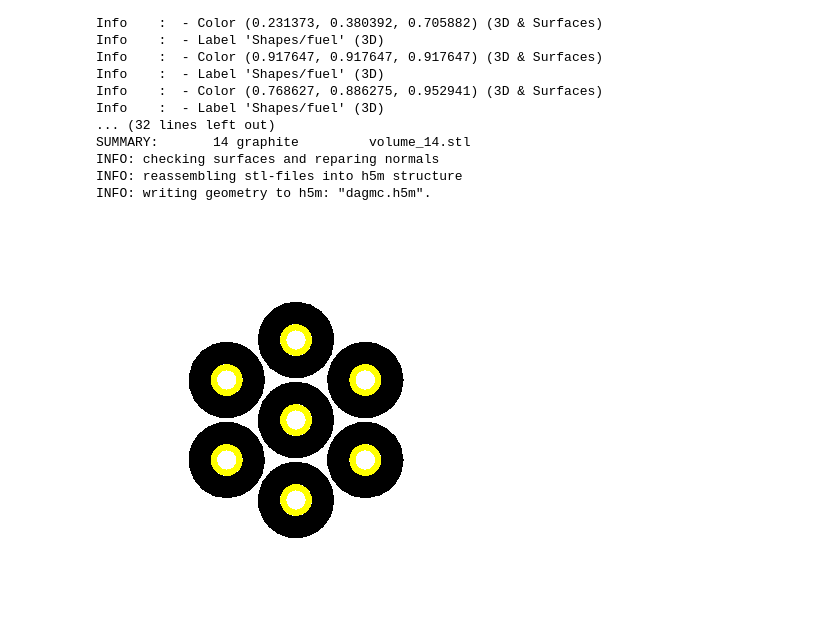
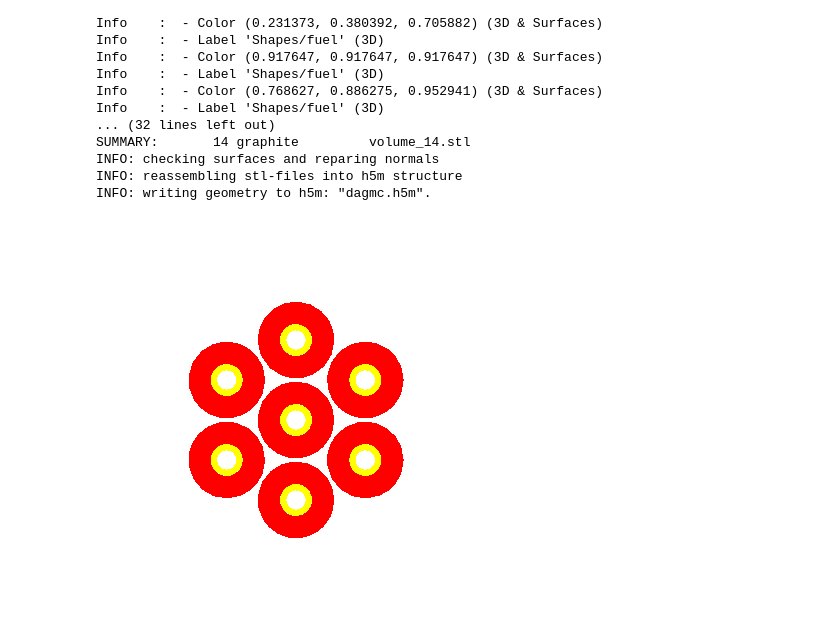
Before and after one commit to Sabyaro/Openmc-in-dresden, a Jupyter notebook: STEP_file_conversion_to_h5m.ipynb, the cells around one changed output. Drawn from its saved outputs; the diff is of its cells as text; code cells hidden in the pictures.

Commit message:
Add files via upload
7 pin cell example

```diff
--- a/STEP_file_conversion_to_h5m.ipynb
+++ b/STEP_file_conversion_to_h5m.ipynb
@@ -33,51 +34,40 @@ from matplotlib import pyplot as plt
 u235 = openmc.Material(name="fuel")
 u235.add_nuclide('U235', 1.0, 'ao')
 u235.set_density('g/cc', 11)
-u235.id = 40
 
 water = openmc.Material(name="water")
 water.add_nuclide('H1', 2.0, 'ao')
 water.add_nuclide('O16', 1.0, 'ao')
 water.set_density('g/cc', 1.0)
 water.add_s_alpha_beta('c_H_in_H2O')
-water.id = 41
 
 graphite = openmc.Material(name="graphite")
 graphite.add_nuclide('C12',1.0,'ao')
 graphite.set_density('g/cc',2.26)
-graphite.id = 42
 
 
 
 materials = openmc.Materials([u235, water, graphite])
-# makes use of the dagmc geometry
-dag_univ = openmc.DAGMCUniverse("dagmc.h5m")
 
-# creates an edge of universe boundary at a large radius
-vac_surf = openmc.Sphere(r=10000, surface_id=9999, boundary_type="vacuum")
+dagmc_univ = openmc.DAGMCUniverse(filename='dagmc.h5m', auto_geom_ids=True, auto_mat_ids=True)
+bounding_box = openmc.rectangular_prism(20,20,boundary_type='reflective')
 
-# specifies the region as below the universe boundary
-region = -vac_surf
-
-# creates a cell from the region and fills the cell with the dagmc geometry
-containing_cell = openmc.Cell(cell_id=9999, region=region, fill=dag_univ)
-
-model = openmc.Model()
-model.geometry = openmc.Geometry(root=[containing_cell])
+cell = openmc.Cell(region=bounding_box, fill=dagmc_univ)
+geometry = openmc.Geometry([cell])
 
 settings = openmc.Settings()
 settings.batches = 100
 settings.inactive = 2
-settings.particles = 100000
+settings.particles = 10000
 
 model = openmc.Model(geometry=geometry, materials=materials, settings=settings)
 model.export_to_model_xml()
 
 p = openmc.Plot()
 p.width = (25.0, 25.0)
 p.pixels = (400, 400)
 p.color_by = 'material'
-p.colors = {u235: 'yellow', water: 'blue', graphite: 'black'}
+p.colors = {u235: 'yellow', water: 'blue', graphite:'red'}
 openmc.plot_inline(p)
 # %% [output]
-[figure, old version]
+[figure, new version]
```
Also changed, not shown: parts of 3 cells of this notebook.
